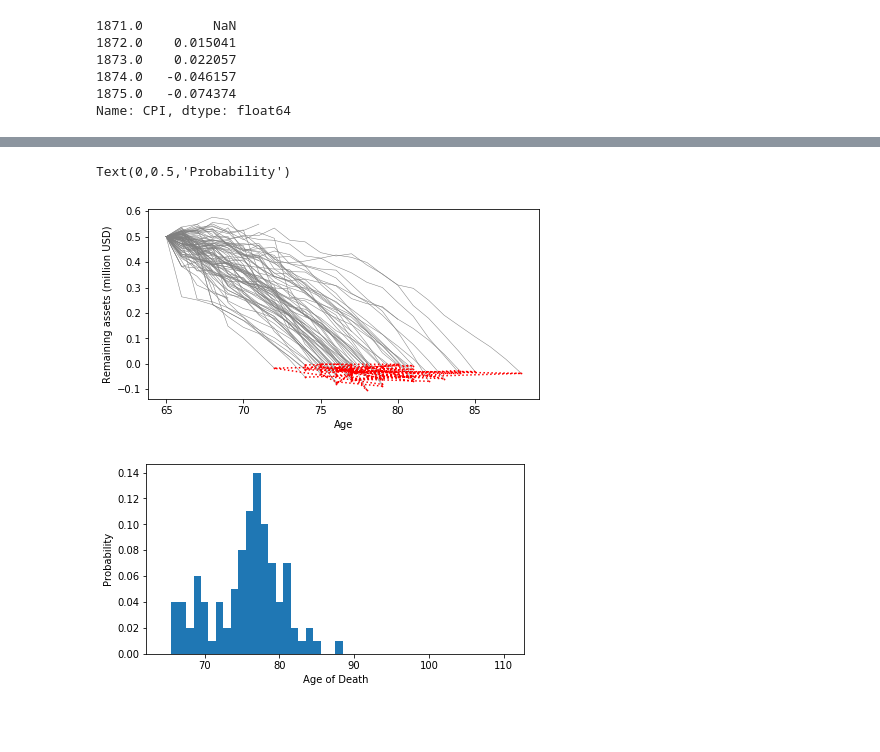
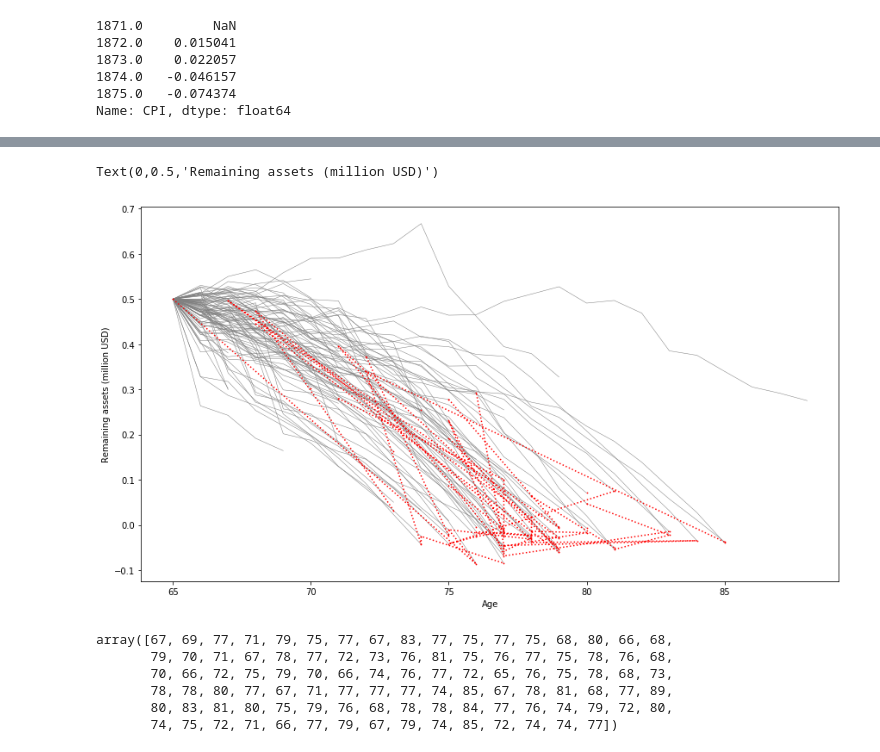
Before and after one commit to noppanit/monte-carlo-retirement, a Jupyter notebook: Monte Carlo Simulation Retirement.ipynb, the cells around one changed output, grey strips where cells are left out. Saved outputs shown, nothing was run; the diff lists cells and outputs as text; code cells hidden in the pictures; blank space fills up the shorter version.

```diff
--- a/Monte Carlo Simulation Retirement.ipynb
+++ b/Monte Carlo Simulation Retirement.ipynb
@@ -4,10 +4,11 @@ import pandas as pd
 import matplotlib.pyplot as plt
 import uncertainties as unc
 import uncertainties.unumpy as unp
-import random
+
+import seaborn as sns
+sns.set(color_codes=True)
 
 from src import shiller
-from matplotlib import rcParams
 
 %load_ext autoreload
 %autoreload 2
@@ -71,3 +47,8 @@ histories = simulation.run_histories(starting_assets, yearly_expense, stock_frac
+# %%
+from src import simulation
+
+histories = simulation.run_histories(yearly_expense=50000.00, starting_assets=500000.00, stock_fraction=0.5,
+                  starting_age=65, state_abbrev='IA', demographic_group='white female', n_mc=10000)
 # %%
 histories[:2]
 # %% [output]
@@ -95,42 +75,24 @@ run_out_of_money
 # %%
-rcParams['figure.figsize'] = [7.0, 3.5]
-
 # Plot of asset-over-lifetime histories
 plt.figure()
 
 final_ages = []
 final_assets = []
 for i in range(loop):
     y = histories[i] / 1e6
     x = np.arange(starting_age, starting_age+y.size)
     plt.plot(x, y, color='gray', linewidth=0.5)
 
     final_assets.append(y[-1])
     final_ages.append(x[-1])
 
 plt.plot(final_ages, final_assets, color='red', ls=':',
          marker='.', markersize=1.5)
 
 plt.xlabel('Age')
 plt.ylabel('Remaining assets (million USD)')
 
 # plt.savefig('figs/histories.pdf')
-
-
-# Plot of age of death
-rcParams['figure.subplot.left'] = 0.15
-plt.figure()
-
-final_ages = np.array(final_ages)
-
-max_age = 110
-bins = np.linspace(int(starting_age)-0.5, max_age+0.5, max_age-starting_age+2)
-
-plt.hist(final_ages, bins=bins, normed=True)
-
-plt.xlabel('Age of Death')
-plt.ylabel('Probability')
 # %% [output]
-Text(0,0.5,'Probability')
+Text(0,0.5,'Remaining assets (million USD)')
-[figure, old version]
+[figure, new version]
-[figure, removed]
@@ -136,0 +104,9 @@ Text(0,0.5,'Probability')
+# %%
+final_ages
+# %% [output]
+array([67, 69, 77, 71, 79, 75, 77, 67, 83, 77, 75, 77, 75, 68, 80, 66, 68,
+       79, 70, 71, 67, 78, 77, 72, 73, 76, 81, 75, 76, 77, 75, 78, 76, 68,
+       70, 66, 72, 75, 79, 70, 66, 74, 76, 77, 72, 65, 76, 75, 78, 68, 73,
+       78, 78, 80, 77, 67, 71, 77, 77, 77, 74, 85, 67, 78, 81, 68, 77, 89,
+       80, 83, 81, 80, 75, 79, 76, 68, 78, 78, 84, 77, 76, 74, 79, 72, 80,
+       74, 75, 72, 71, 66, 77, 79, 67, 79, 74, 85, 72, 74, 74, 77])
```
Also changed, not shown: parts of 5 cells of this notebook, 2 other files.
